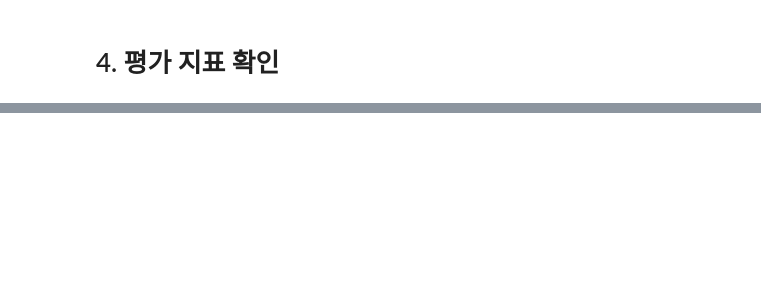
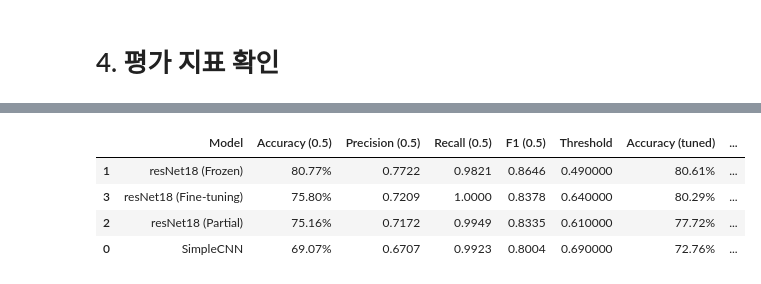
Before and after one commit to infeimkr/codeit_ai4, a Jupyter notebook: 06_3팀_임인철.ipynb, the cells around one changed output, grey strips where cells are left out. Cells and saved outputs as stored; diff of their text form; code cells hidden in the pictures; blank space fills up the shorter version.

```diff
--- a/06_3팀_임인철.ipynb
+++ b/06_3팀_임인철.ipynb
@@ -734,0 +1161,31 @@ weighted avg       0.84      0.78      0.75       624
+# %%
+df_test_with_threshold = df_test_with_threshold.copy()
+df_test_with_threshold["Threshold"] = df_test_with_threshold["Model"].map(thresholds)
+
+left  = df_test_results.rename(columns={
+    "Accuracy":"Accuracy (0.5)", "Precision":"Precision (0.5)", "Recall":"Recall (0.5)", "F1-score":"F1 (0.5)"
+})
+right = df_test_with_threshold.rename(columns={
+    "Accuracy":"Accuracy (tuned)", "Precision":"Precision (tuned)", "Recall":"Recall (tuned)", "F1-score":"F1 (tuned)"
+})
+
+compare = left.merge(right[["Model","Threshold","Accuracy (tuned)","Precision (tuned)","Recall (tuned)","F1 (tuned)"]],
+                     on="Model", how="inner")
+
+for m in ["Accuracy","Precision","Recall","F1"]:
+    compare[f"{m} Δ"] = compare[f"{m} (tuned)"] - compare[f"{m} (0.5)"]
+
+compare = compare.sort_values("F1 (tuned)", ascending=False)
+
+display(compare.style.format({
+    "Accuracy (0.5)":"{:.2%}", "Accuracy (tuned)":"{:.2%}", "Accuracy Δ":"{:+.2%}",
+    "Precision (0.5)":"{:.4f}", "Precision (tuned)":"{:.4f}", "Precision Δ":"{:+.4f}",
+    "Recall (0.5)":"{:.4f}", "Recall (tuned)":"{:.4f}", "Recall Δ":"{:+.4f}",
+    "F1 (0.5)":"{:.4f}", "F1 (tuned)":"{:.4f}", "F1 Δ":"{:+.4f}"
+}))
+# %% [output]
+|  | Model | Accuracy (0.5) | Precision (0.5) | Recall (0.5) | F1 (0.5) | Threshold | Accuracy (tuned) | ... |
+| 1 | resNet18 (Frozen) | 80.77% | 0.7722 | 0.9821 | 0.8646 | 0.490000 | 80.61% | ... |
+| 3 | resNet18 (Fine-tuning) | 75.80% | 0.7209 | 1.0000 | 0.8378 | 0.640000 | 80.29% | ... |
+| 2 | resNet18 (Partial) | 75.16% | 0.7172 | 0.9949 | 0.8335 | 0.610000 | 77.72% | ... |
+| 0 | SimpleCNN | 69.07% | 0.6707 | 0.9923 | 0.8004 | 0.690000 | 72.76% | ... |
```
Also changed, not shown: parts of 58 cells of this notebook.
